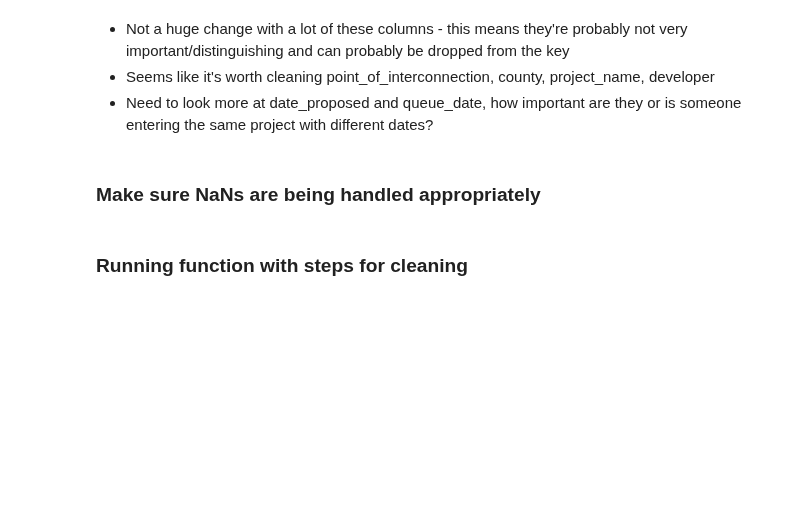
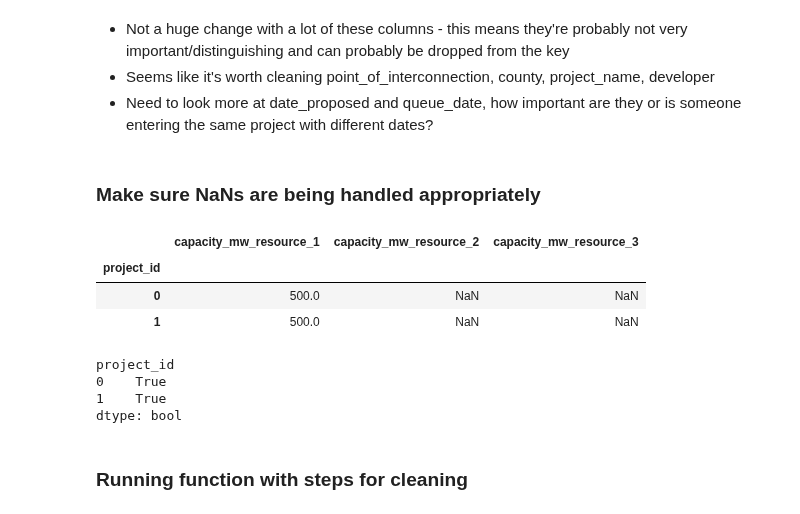
Before and after one commit to deployment-gap-model-education-fund/deployment-gap-model, a Jupyter notebook: notebooks/02-kl-deduplicate_active_iso_queue.ipynb, the cells around one changed output. Drawn from its saved outputs; the diff is of its cells as text; code cells hidden in the pictures; blank space fills up the shorter version.

```diff
--- a/notebooks/02-kl-deduplicate_active_iso_queue.ipynb
+++ b/notebooks/02-kl-deduplicate_active_iso_queue.ipynb
@@ -326,6 +438,21 @@ sorted(dups.items(), key=lambda item: item[1])
 - Need to look more at date_proposed and queue_date, how important are they or is someone entering the same project with different dates?
 # %% [markdown]
 ### Make sure NaNs are being handled appropriately
+# %%
+nan_test = active[['capacity_mw_resource_1', 'capacity_mw_resource_2', 'capacity_mw_resource_3']].head(2)
+nan_test
+# %% [output]
+|  | capacity_mw_resource_1 | capacity_mw_resource_2 | capacity_mw_resource_3 |
+| project_id |  |  |  |
+| 0 | 500.0 | NaN | NaN |
+| 1 | 500.0 | NaN | NaN |
+# %%
+nan_test.duplicated(keep=False)
+# %% [output]
+project_id
+0    True
+1    True
+dtype: bool
 # %% [markdown]
 ### Running function with steps for cleaning
 # %%
```
Also changed, not shown: parts of 11 cells of this notebook.
